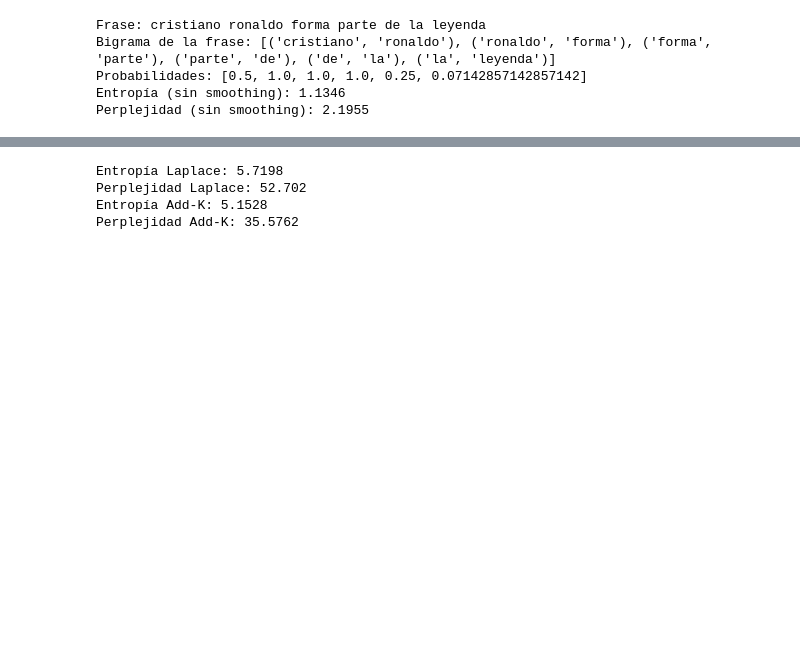
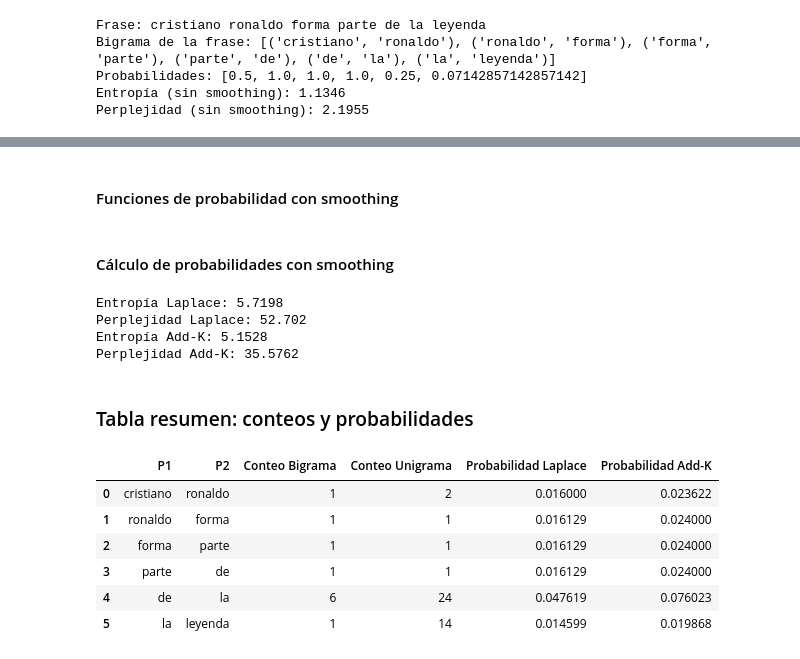
Before and after one commit to JPOrellana/LAB4_NLP, a Jupyter notebook: n-gramas.ipynb, the cells around one changed output, grey strips where cells are left out. Cells and saved outputs as stored; diff of their text form; code cells hidden in the pictures; blank space fills up the shorter version.

Commit message:
Feat: Count and probs table

```diff
--- a/n-gramas.ipynb
+++ b/n-gramas.ipynb
@@ -163 +167,28 @@ Perplejidad (sin smoothing): 2.1955
+# %% [markdown]
+#### Funciones de probabilidad con smoothing
+# %%
+def laplace_probability(w1, w2):
+    """
+    Calcula la probabilidad Laplace para el bigrama (w1, w2)
+    Args:
+        w1 (str): Primera palabra del bigrama.
+        w2 (str): Segunda palabra del bigrama.
+    Returns:
+        float: Probabilidad Laplace del bigrama (w1, w2).
+    """
+    return (bigram_counts.get((w1, w2), 0) + 1) / (unigram_counts.get(w1, 0) + V)
+
+def add_k_probability(w1, w2, k=0.5):
+    """
+    Calcula la probabilidad Add-k para el bigrama (w1, w2)
+    Args:
+        w1 (str): Primera palabra del bigrama.
+        w2 (str): Segunda palabra del bigrama.
+        k (float): Constante de suavizado (default es 0.5).
+    Returns:
+        float: Probabilidad Add-k del bigrama (w1, w2).
+    """
+    return (bigram_counts.get((w1, w2), 0) + k) / (unigram_counts.get(w1, 0) + k * V)
+# %% [markdown]
+#### Cálculo de probabilidades con smoothing
 # %%
@@ -203,3 +227,27 @@ Entropía Laplace: 5.7198
 Perplejidad Laplace: 52.702
 Entropía Add-K: 5.1528
 Perplejidad Add-K: 35.5762
+# %% [markdown]
+### Tabla resumen: conteos y probabilidades
+# %%
+# Crear DataFrame con los bigramas de la frase
+df = pd.DataFrame(bigrams_frase, columns=["P1", "P2"])
+
+# Agregar columnas de conteo
+df['Conteo Bigrama'] = df.apply(lambda row: bigram_counts.get((row['P1'], row['P2']), 0), axis=1)
+df['Conteo Unigrama'] = df['P1'].apply(lambda w: unigram_counts.get(w, 0))
+
+# Agregar columnas de probabilidades
+df['Probabilidad Laplace'] = df.apply(lambda row: round(laplace_probability(row['P1'], row['P2']), 6), axis=1)
+df['Probabilidad Add-K'] = df.apply(lambda row: round(add_k_probability(row['P1'], row['P2'], k=0.5), 6), axis=1)
+
+# Mostrar la tabla
+display(df)
+# %% [output]
+|  | P1 | P2 | Conteo Bigrama | Conteo Unigrama | Probabilidad Laplace | Probabilidad Add-K |
+| 0 | cristiano | ronaldo | 1 | 2 | 0.016000 | 0.023622 |
+| 1 | ronaldo | forma | 1 | 1 | 0.016129 | 0.024000 |
+| 2 | forma | parte | 1 | 1 | 0.016129 | 0.024000 |
+| 3 | parte | de | 1 | 1 | 0.016129 | 0.024000 |
+| 4 | de | la | 6 | 24 | 0.047619 | 0.076023 |
+| 5 | la | leyenda | 1 | 14 | 0.014599 | 0.019868 |
```
Also changed, not shown: parts of 6 cells of this notebook, 2 other files.
